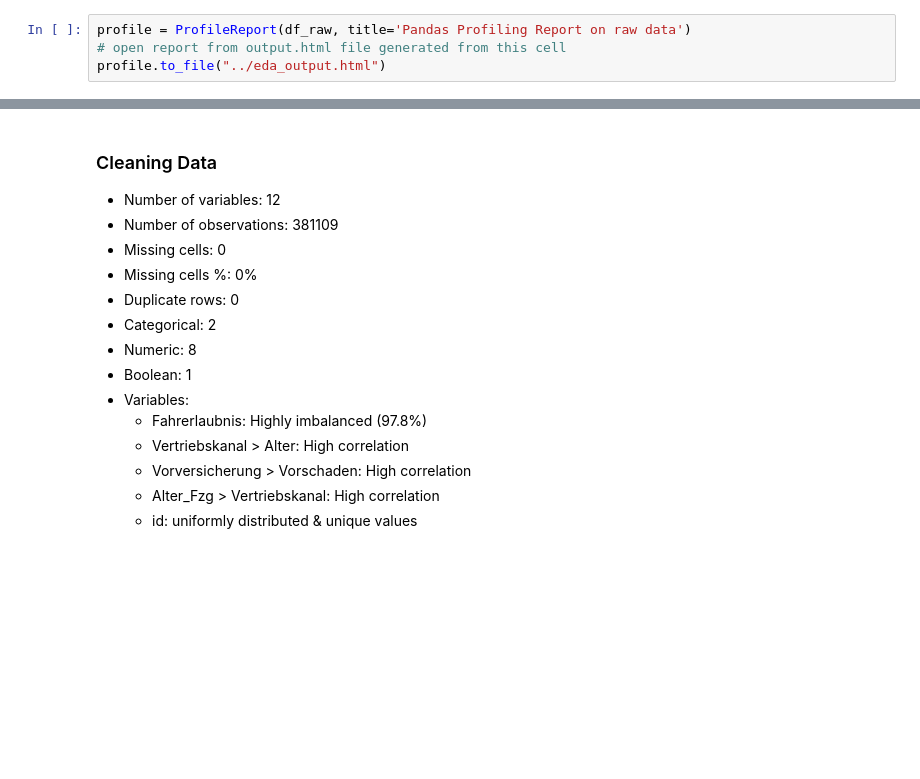
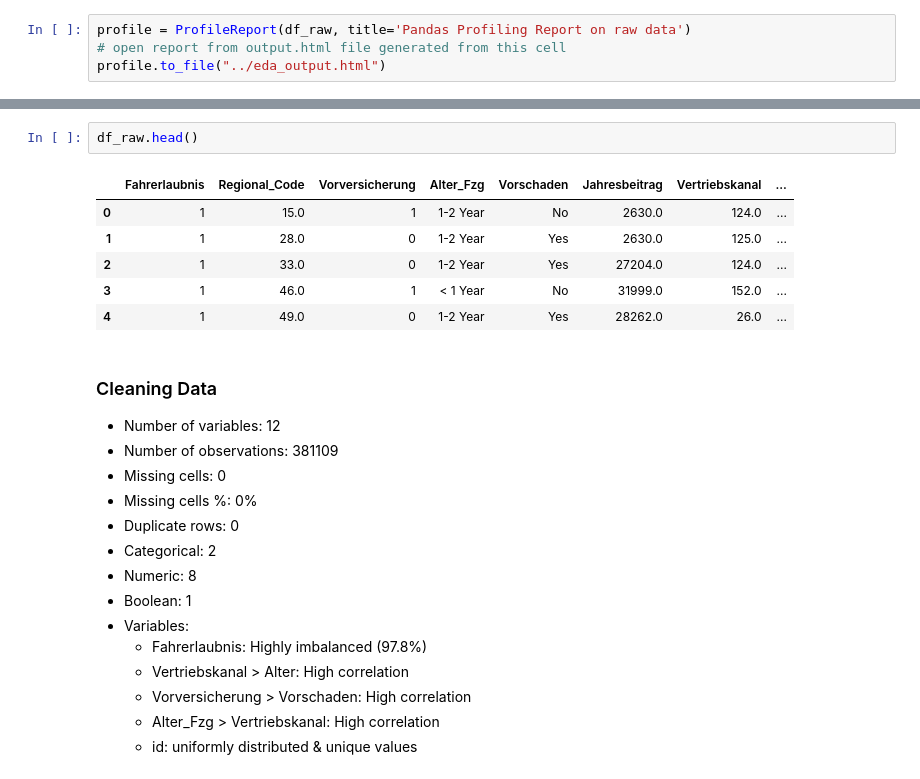
Before and after one commit to pmherp/huk_proj, a Jupyter notebook: src/coding_challenge.ipynb, the cells around one changed output, grey strips where cells are left out. Cells and saved outputs as stored; diff of their text form; blank space fills up the shorter version.

```diff
--- a/src/coding_challenge.ipynb
+++ b/src/coding_challenge.ipynb
@@ -88,3 +95,12 @@ profile.to_file("../eda_output.html")
+# %%
+df_raw.head()
+# %% [output]
+|  | Fahrerlaubnis | Regional_Code | Vorversicherung | Alter_Fzg | Vorschaden | Jahresbeitrag | Vertriebskanal | ... |
+| 0 | 1 | 15.0 | 1 | 1-2 Year | No | 2630.0 | 124.0 | ... |
+| 1 | 1 | 28.0 | 0 | 1-2 Year | Yes | 2630.0 | 125.0 | ... |
+| 2 | 1 | 33.0 | 0 | 1-2 Year | Yes | 27204.0 | 124.0 | ... |
+| 3 | 1 | 46.0 | 1 | < 1 Year | No | 31999.0 | 152.0 | ... |
+| 4 | 1 | 49.0 | 0 | 1-2 Year | Yes | 28262.0 | 26.0 | ... |
 # %% [markdown]
 ### Cleaning Data
 
```
Also changed, not shown: parts of 15 cells of this notebook, 1 other file.
